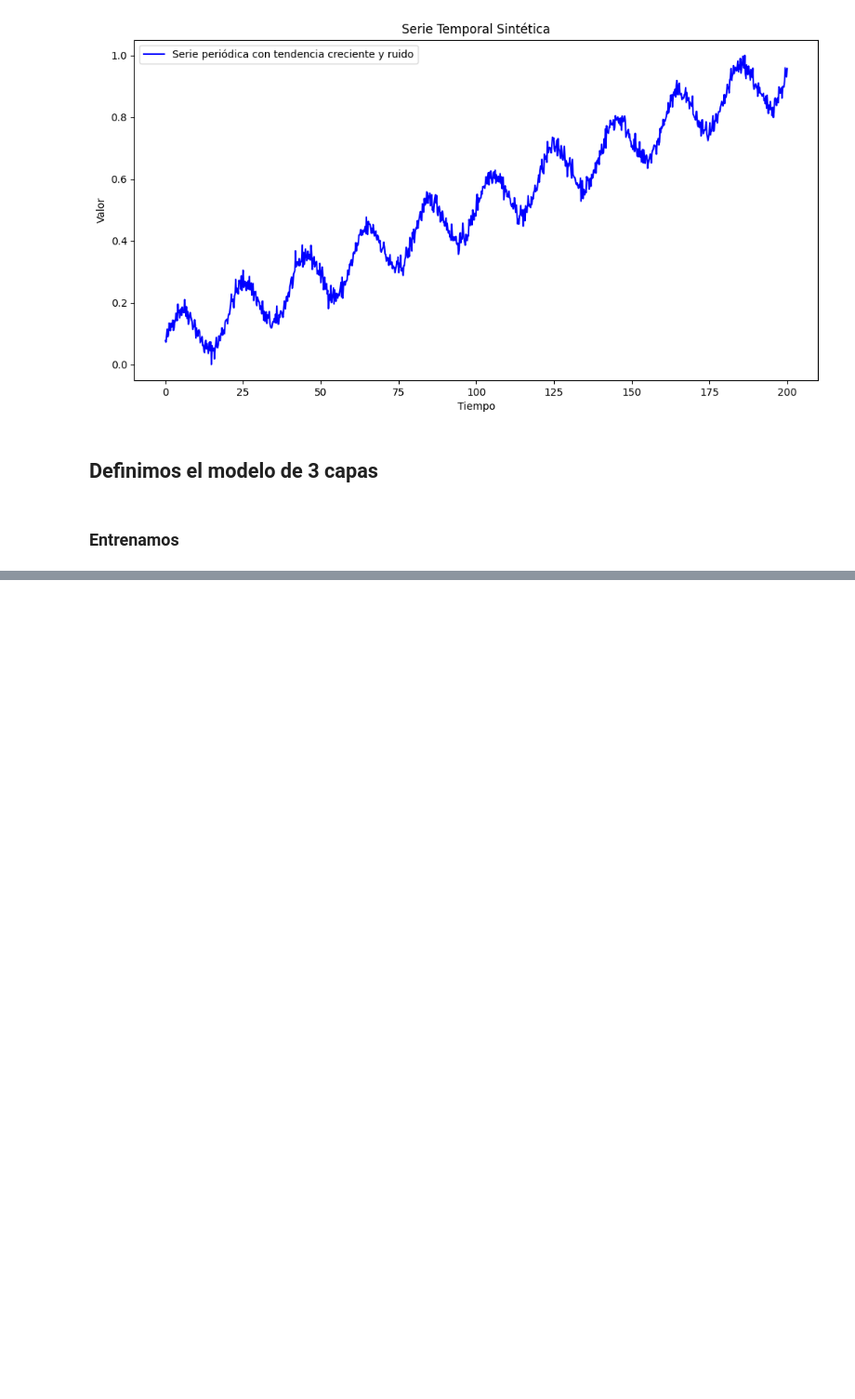
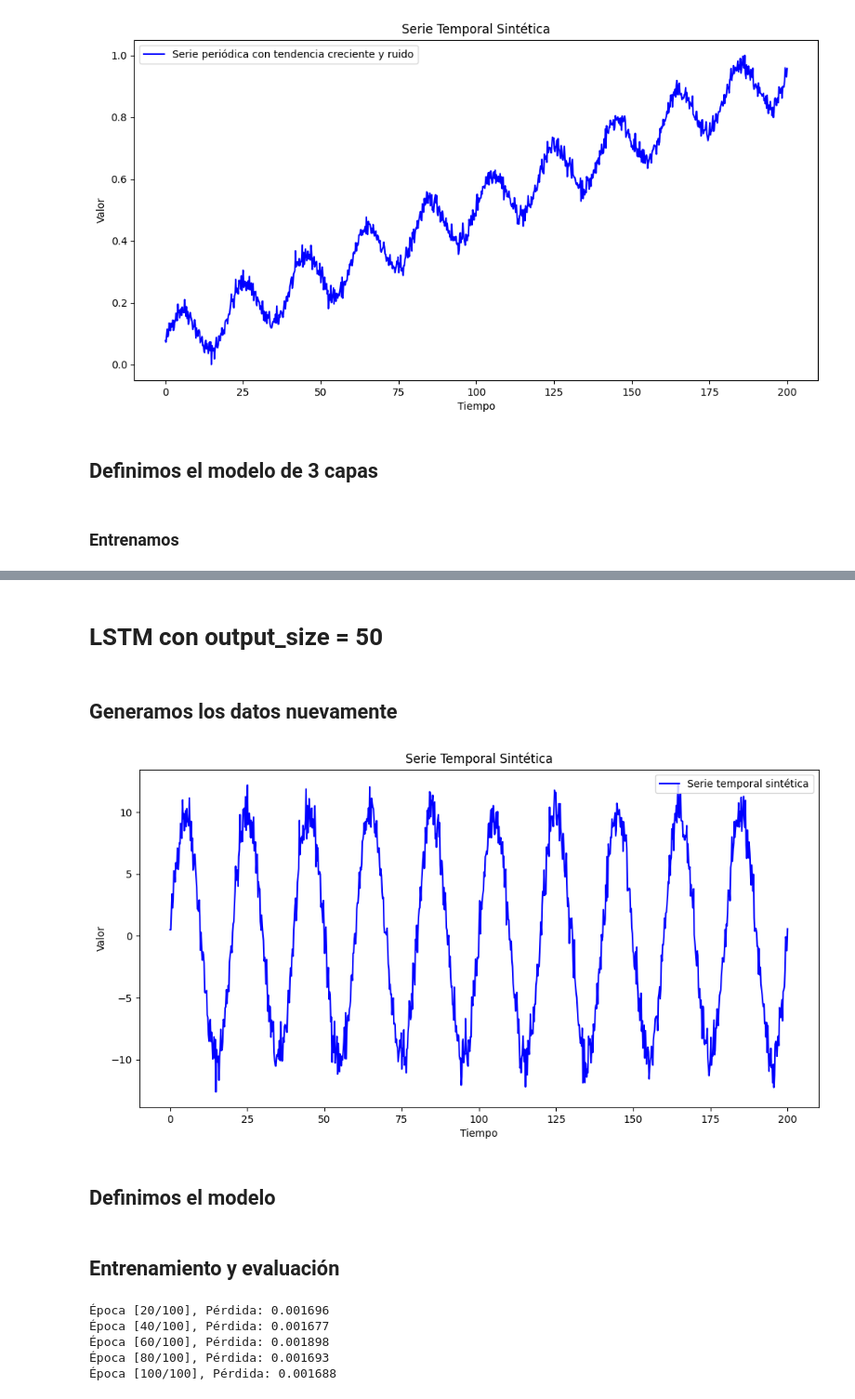
Before and after one commit to GonzalezFJR/AIexamples, a Jupyter notebook: notebooks/04_LSTM_simple.ipynb, the cells around one changed output, grey strips where cells are left out. Shown at 93% size. Cells and saved outputs as stored; diff of their text form; code cells hidden in the pictures; blank space fills up the shorter version.

```diff
--- a/notebooks/04_LSTM_simple.ipynb
+++ b/notebooks/04_LSTM_simple.ipynb
@@ -598,0 +686,34 @@ for epoch in range(num_epochs):
+# %% [markdown]
+# LSTM con output_size = 50
+# %% [markdown]
+## Generamos los datos  nuevamente
+# %%
+import numpy as np
+import matplotlib.pyplot as plt
+import torch
+import torch.nn as nn
+from torch.utils.data import DataLoader, TensorDataset
+from sklearn.preprocessing import MinMaxScaler
+
+# Parámetros de la función
+a = 0.0   # Pendiente de la tendencia lineal
+b = 0     # Intercepto
+A = 10    # Amplitud de la componente sinusoidal
+f = 0.05  # Frecuencia
+noise_level = 1  # Nivel de ruido
+
+# Generamos la serie temporal
+np.random.seed(42)
+t = np.linspace(0, 200, 1000)
+y_series = a * t + b + A * np.sin(2 * np.pi * f * t) + np.random.normal(0, noise_level, t.shape)
+
+# Graficamos la serie generada
+plt.figure(figsize=(12, 6))
+plt.plot(t, y_series, label='Serie temporal sintética', color='b')
+plt.xlabel('Tiempo')
+plt.ylabel('Valor')
+plt.title('Serie Temporal Sintética')
+plt.legend()
+plt.show()
+# %% [output]
+[figure, added]
@@ -598,0 +752,2 @@ for epoch in range(num_epochs):
+# %% [markdown]
+## Definimos el modelo
@@ -598,0 +780,2 @@ for epoch in range(num_epochs):
+# %% [markdown]
+## Entrenamiento y evaluación
@@ -598,0 +796,37 @@ for epoch in range(num_epochs):
+# %%
+# Lista para almacenar la pérdida en cada época
+loss_list = []
+
+for epoch in range(num_epochs):
+    total_loss = 0
+    for X_batch, y_batch in dataloader:
+        batch_size = X_batch.size(0)
+
+        # Inicializar el estado oculto
+        hidden = model.init_hidden(batch_size)
+
+        # Reiniciar gradientes
+        optimizer.zero_grad()
+
+        # Forward pass
+        output, hidden = model(X_batch, hidden)
+
+        # Calcular la pérdida
+        loss = criterion(output, y_batch)
+        total_loss += loss.item()
+
+        # Backward pass y optimización
+        loss.backward()
+        optimizer.step()
+
+    avg_loss = total_loss / len(dataloader)
+    loss_list.append(avg_loss)
+
+    if (epoch + 1) % 20 == 0:
+        print(f'Época [{epoch + 1}/{num_epochs}], Pérdida: {avg_loss:.6f}')
+# %% [output]
+Época [20/100], Pérdida: 0.001696
+Época [40/100], Pérdida: 0.001677
+Época [60/100], Pérdida: 0.001898
+Época [80/100], Pérdida: 0.001693
+Época [100/100], Pérdida: 0.001688
```
Also changed, not shown: parts of 17 cells of this notebook, 11 other files.
